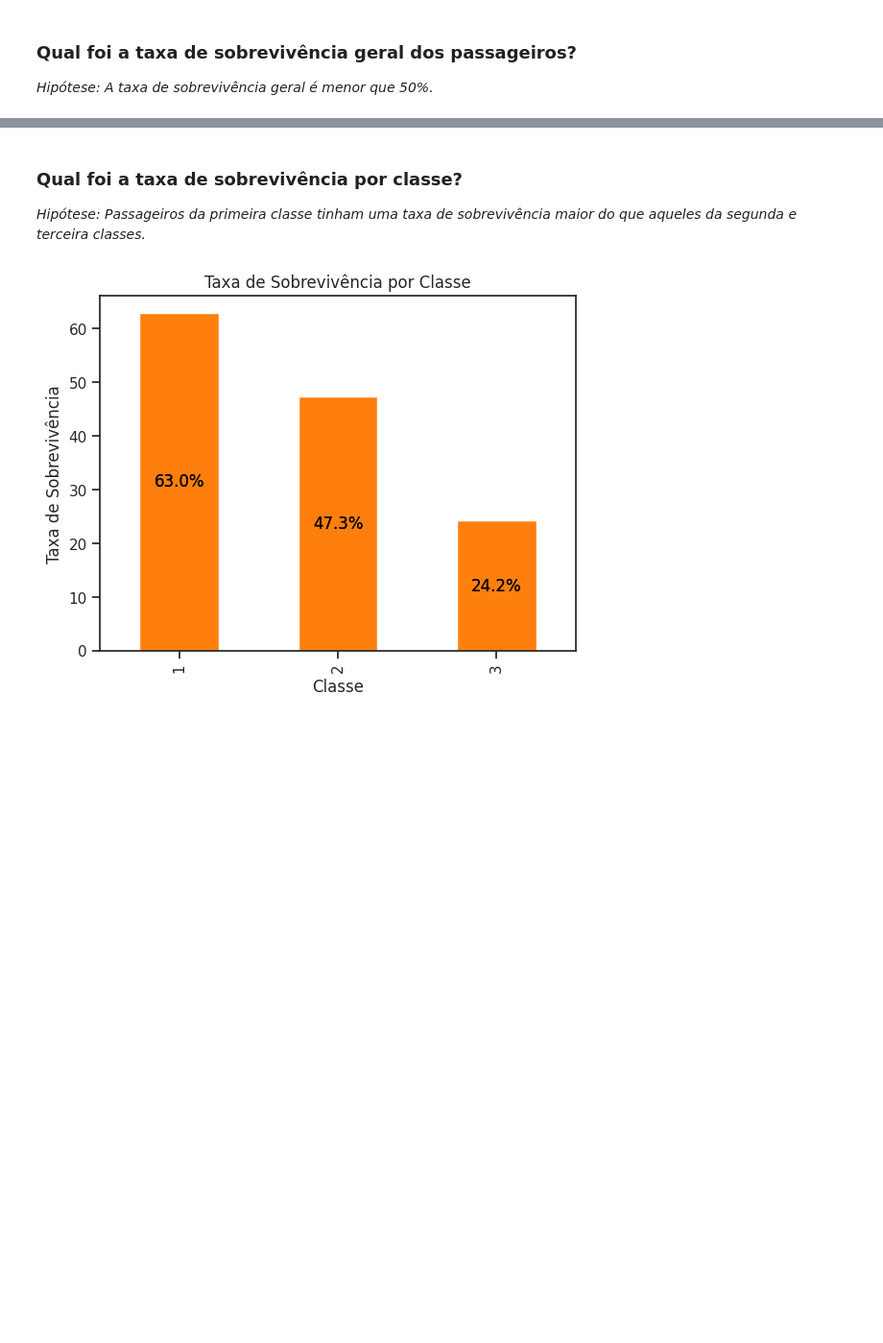
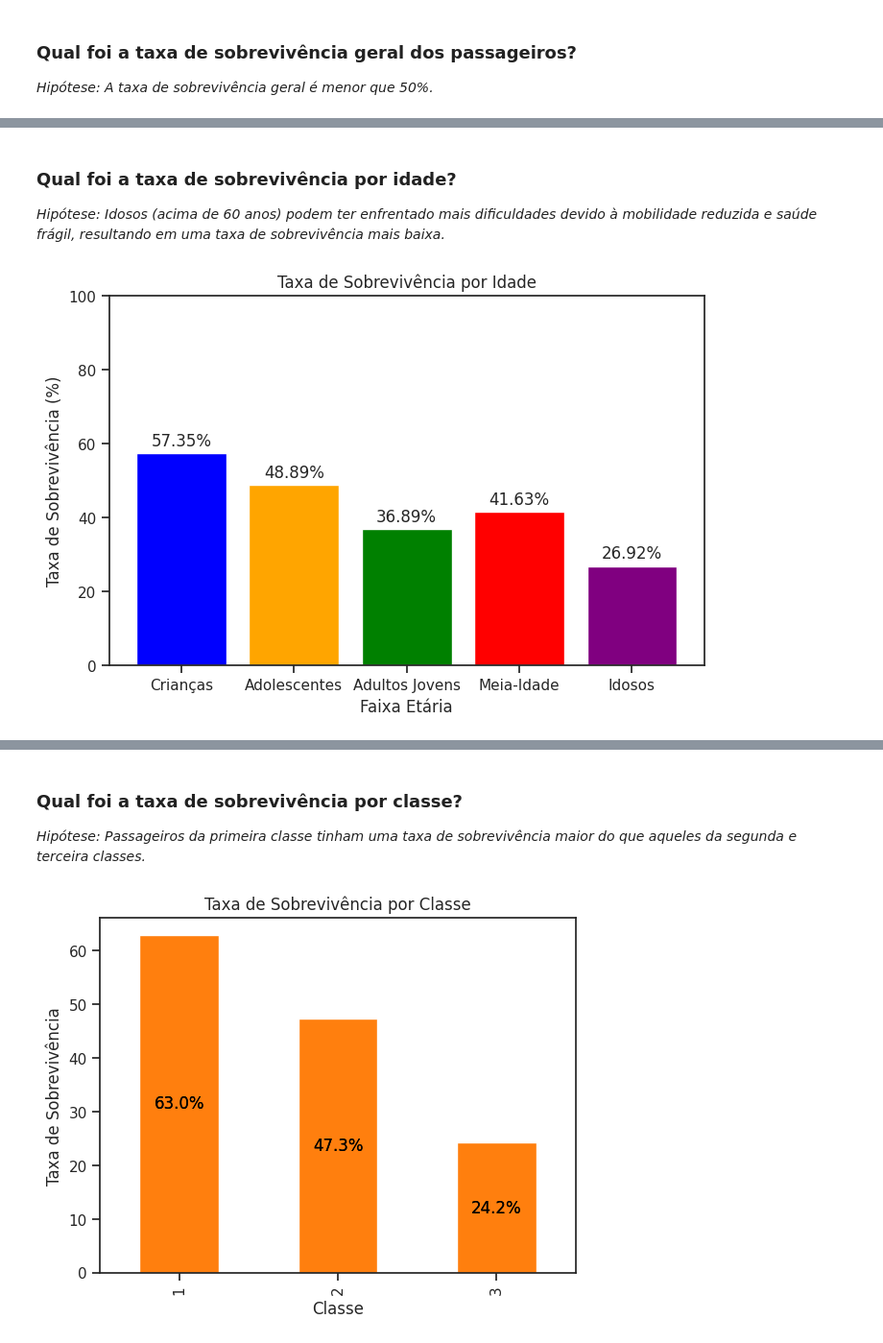
Before and after one commit to KesavaS2/Avanti-Bootcamp-cdd, a Jupyter notebook: notebooks/01-exploratory_data_analysis.ipynb, the cells around one changed output, grey strips where cells are left out. Shown: that part at 96% size. Cells and saved outputs as stored; diff of their text form; code cells hidden in the pictures; blank space fills up the shorter version.

```diff
--- a/notebooks/01-exploratory_data_analysis.ipynb
+++ b/notebooks/01-exploratory_data_analysis.ipynb
@@ -170,0 +183,25 @@ plt.show()
+# %% [markdown]
+### Qual foi a taxa de sobrevivência por idade?
+
+_Hipótese: Idosos (acima de 60 anos) podem ter enfrentado mais dificuldades devido à mobilidade reduzida e saúde frágil, resultando em uma taxa de sobrevivência mais baixa._
+# %%
+# Qual foi a taxa de sobrevivência por idade?
+
+file_path = ('../data/raw/titanic.csv')
+titanic_data = pd.read_csv(file_path)
+
+import matplotlib.pyplot as plt
+age_groups = ['Crianças', 'Adolescentes', 'Adultos Jovens', 'Meia-Idade', 'Idosos']
+survival_rates_by_age = [57.35, 48.89, 36.89, 41.63, 26.92]
+
+plt.figure(figsize=(8, 5))
+plt.bar(age_groups, survival_rates_by_age, color=['blue', 'orange', 'green', 'red', 'purple'])
+plt.xlabel('Faixa Etária')
+plt.ylabel('Taxa de Sobrevivência (%)')
+plt.title('Taxa de Sobrevivência por Idade')
+plt.ylim(0, 100)
+for i, rate in enumerate(survival_rates_by_age):
+    plt.text(i, rate + 2, f'{rate:.2f}%', ha='center')
+plt.show()
+# %% [output]
+[figure, added]
```
Also changed, not shown: parts of 10 cells of this notebook.
